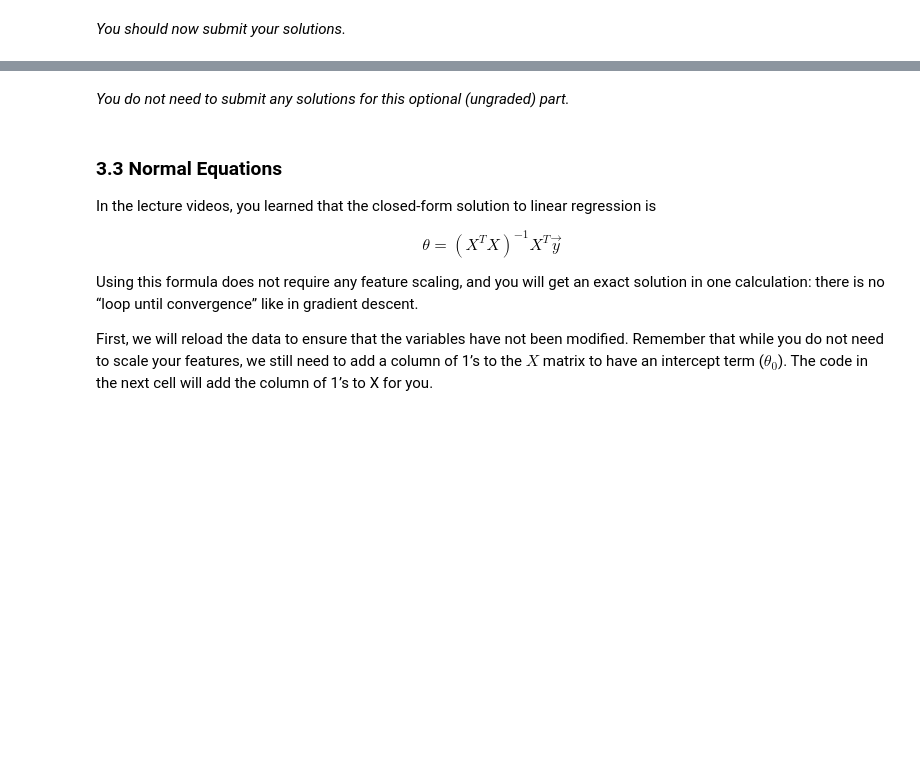
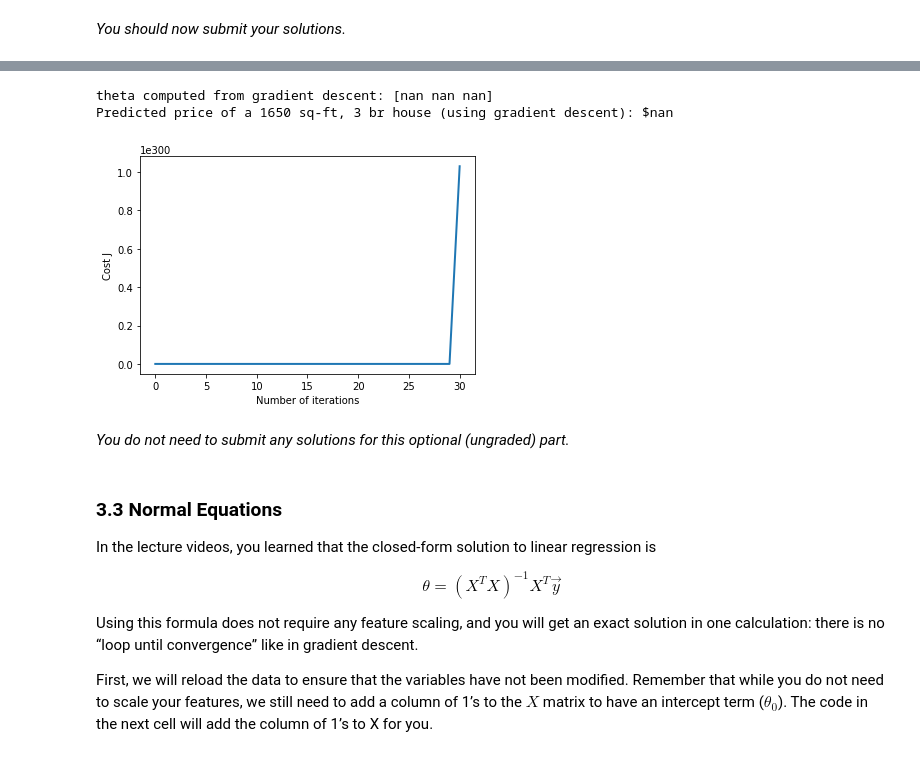
Before and after one commit to Janda95/Sudoku-Solver, a Jupyter notebook: ml-coursera-python-assignments/Exercise1/exercise1.ipynb, the cells around one changed output, grey strips where cells are left out. Drawn from its saved outputs; the diff is of its cells as text; code cells hidden in the pictures; blank space fills up the shorter version.

```diff
--- a/ml-coursera-python-assignments/Exercise1/exercise1.ipynb
+++ b/ml-coursera-python-assignments/Exercise1/exercise1.ipynb
@@ -900,14 +900,17 @@ def gradientDescentMulti(X, y, theta, alpha, num_iters):
     for i in range(num_iters):
         # ======================= YOUR CODE HERE ==========================
         thetaTemps = np.zeros( len(theta) )
+        # iterate across every theta and store sum in theta temp arr
         for thetaIndex in range(0, len(theta)):
             sum = 0
 
+            # iterate across every theta for feature * X example (j) value
             for j in range(0, m):
                 innerSum = 0
 
+                # k for each unique feature value for this example
                 for k in range(0, len(X[0])):
-                    innerSum += ( theta[k] * X[i][k] )
+                    innerSum += ( theta[k] * X[j][k] )
 
                 sum += ( innerSum - y[j] ) * X[j][thetaIndex] # Xi0 = 1
 
@@ -977,35 +992,44 @@ Finally, you should complete the code at the end to predict the price
 of a 1650 sq-ft, 3 br house.
 
 Hint
 ----
 At prediction, make sure you do the same feature normalization.
 """
 # Choose some alpha value - change this
-alpha = 0.1
+alpha = 0.01
 num_iters = 400
 
 # init theta and run gradient descent
 theta = np.zeros(3)
 theta, J_history = gradientDescentMulti(X, y, theta, alpha, num_iters)
 
 # Plot the convergence graph
 pyplot.plot(np.arange(len(J_history)), J_history, lw=2)
 pyplot.xlabel('Number of iterations')
 pyplot.ylabel('Cost J')
 
 # Display the gradient descent's result
 print('theta computed from gradient descent: {:s}'.format(str(theta)))
 
 # Estimate the price of a 1650 sq-ft, 3 br house
 # ======================= YOUR CODE HERE ===========================
 # Recall that the first column of X is all-ones.
 # Thus, it does not need to be normalized.
+'''
+price = 0   # You should change this
+test = np.array([1.0, 1650.0, 3.0])
 
-price = 0   # You should change this
+# for feature in theta
+price = np.dot(test, theta)
+'''
 
 # ===================================================================
 
 print('Predicted price of a 1650 sq-ft, 3 br house (using gradient descent): ${:.0f}'.format(price))
+# %% [output]
+theta computed from gradient descent: [nan nan nan]
+Predicted price of a 1650 sq-ft, 3 br house (using gradient descent): $nan
+[figure, added]
 # %% [markdown]
 *You do not need to submit any solutions for this optional (ungraded) part.*
 # %% [markdown]
```
Also changed, not shown: parts of 4 cells of this notebook.
